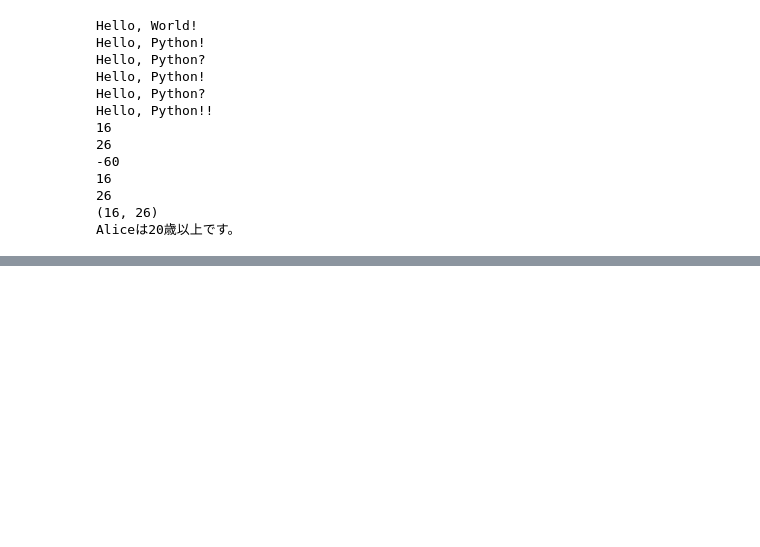
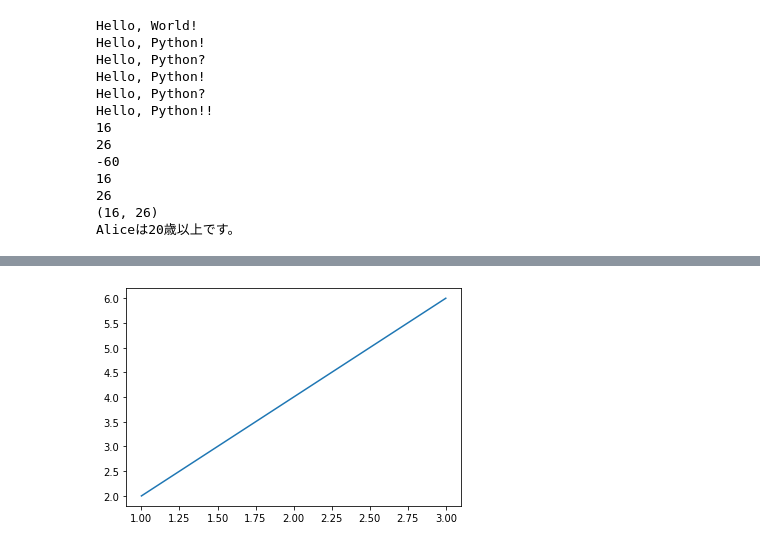
Before and after one commit to haruya0605037/sample2, a Jupyter notebook: python1w.ipynb, the cells around one changed output, grey strips where cells are left out. Saved outputs shown, nothing was run; the diff lists cells and outputs as text; code cells hidden in the pictures; blank space fills up the shorter version.

```diff
--- a/python1w.ipynb
+++ b/python1w.ipynb
@@ -569,0 +641,8 @@ print("点数", sample_function(3, 5))
+# %%
+# オブジェクト指向スタイル。figとaxは変数。
+
+fig, ax = plt.subplots()  # ax/axes この１文がサブプロット生成の形式
+ax.plot(x, y)  # サブプロットが一つならax.plot()。数値を反映。
+plt.show()
+# %% [output]
+[figure, added]
```
Also changed, not shown: parts of 28 cells of this notebook.
